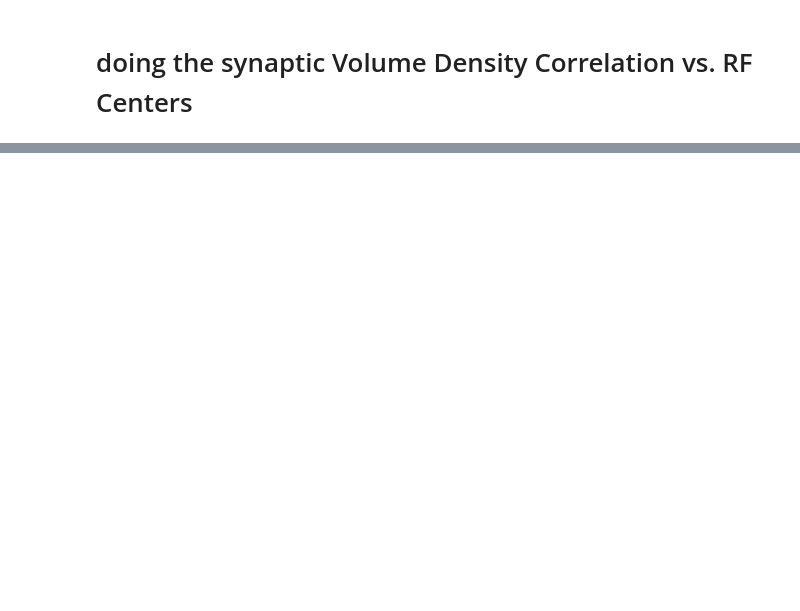
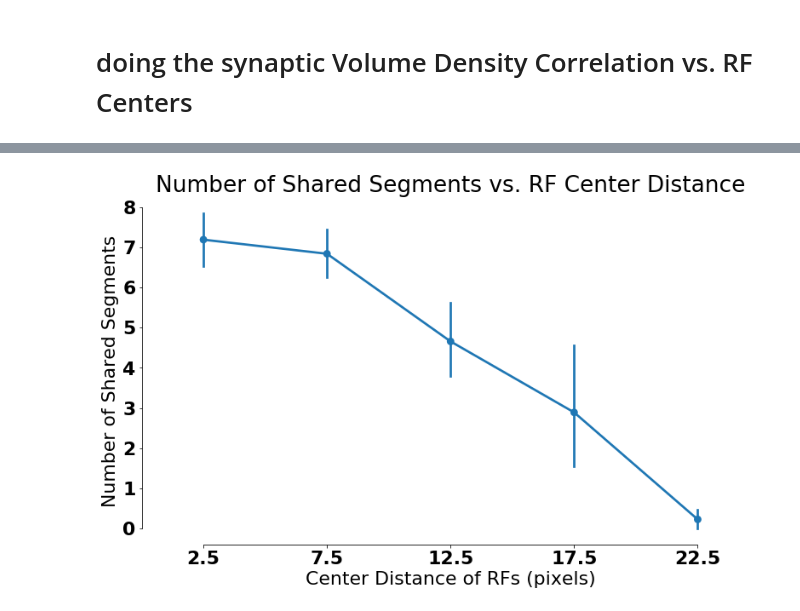
Before and after one commit to celiibrendan/Complete_Pinky100_Pipeline, a Jupyter notebook: notebooks/Pass_2_Analysis/New_Analysis/RF_centers_vs_contact_correlation.ipynb, the cells around one changed output, grey strips where cells are left out. Cells and saved outputs as stored; diff of their text form; code cells hidden in the pictures; blank space fills up the shorter version.

```diff
--- a/notebooks/Pass_2_Analysis/New_Analysis/RF_centers_vs_contact_correlation.ipynb
+++ b/notebooks/Pass_2_Analysis/New_Analysis/RF_centers_vs_contact_correlation.ipynb
@@ -1032,0 +1006,26 @@ Name: synapse_vol_density_pearson, Length: 6568, dtype: float64
+# %%
+font = {'family' : 'normal',
+        'weight' : 'bold',
+        'size'   : 22}
+import matplotlib
+matplotlib.rc('font', **font)
+
+#Will graph the marginal of the center dist vs number of shared segments
+for s in stats_choice_original:
+    #calculates the actual histograms
+    gs = plt.GridSpec(1,1)
+    fig = plt.figure(figsize=(13,7.5))
+    ax_heat_shared = fig.add_subplot(gs[0,0])
+
+    ax = sns.pointplot("bcorr", "n_seg_shared",data = cdf)
+    ax.set_title("Number of Shared Segments"+ " vs. RF Center Distance")
+    #ax.set_xticklabels(['{}'.format(a) for a in cbin_labels])
+    #ax.set_xticklabels(cbin_labels,rotation=30)
+    ax.set_xticklabels(['{}'.format(a) for a in cbin_centers[1:]])
+    ax.set_xlabel('Center Distance of RFs (pixels)')
+    ax.set_ylabel("Number of Shared Segments")
+
+sns.despine(trim=True)
+# from matplotlib import rcParams
+# %% [output]
+[figure, added]
```
Also changed, not shown: parts of 5 cells of this notebook, 11 other files.
